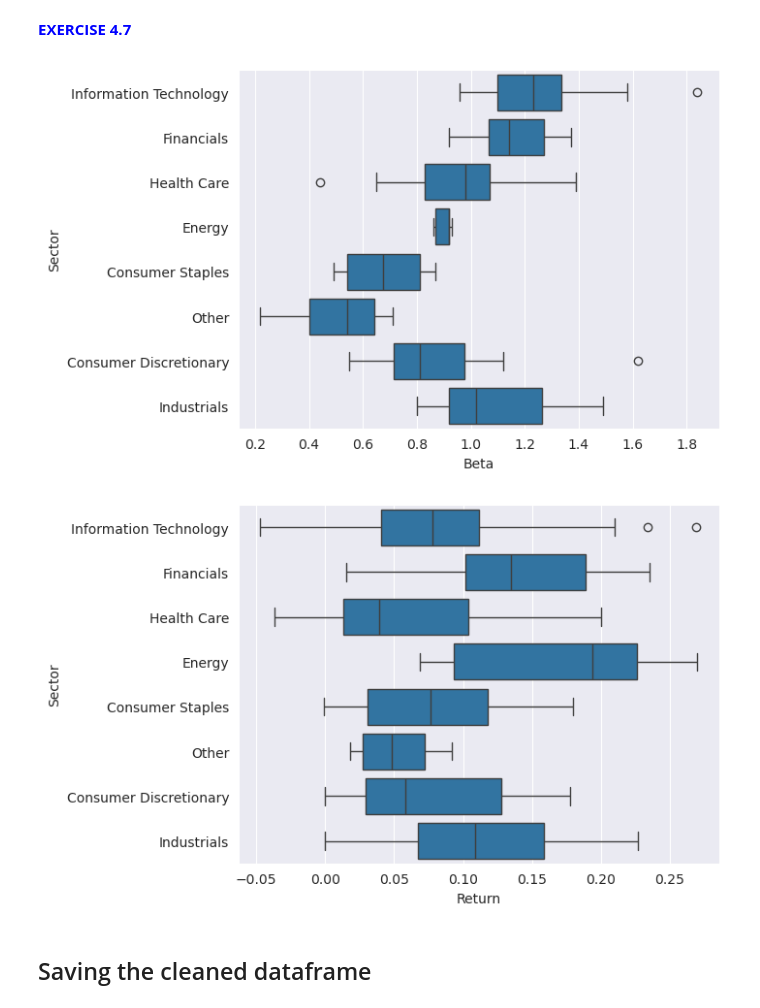
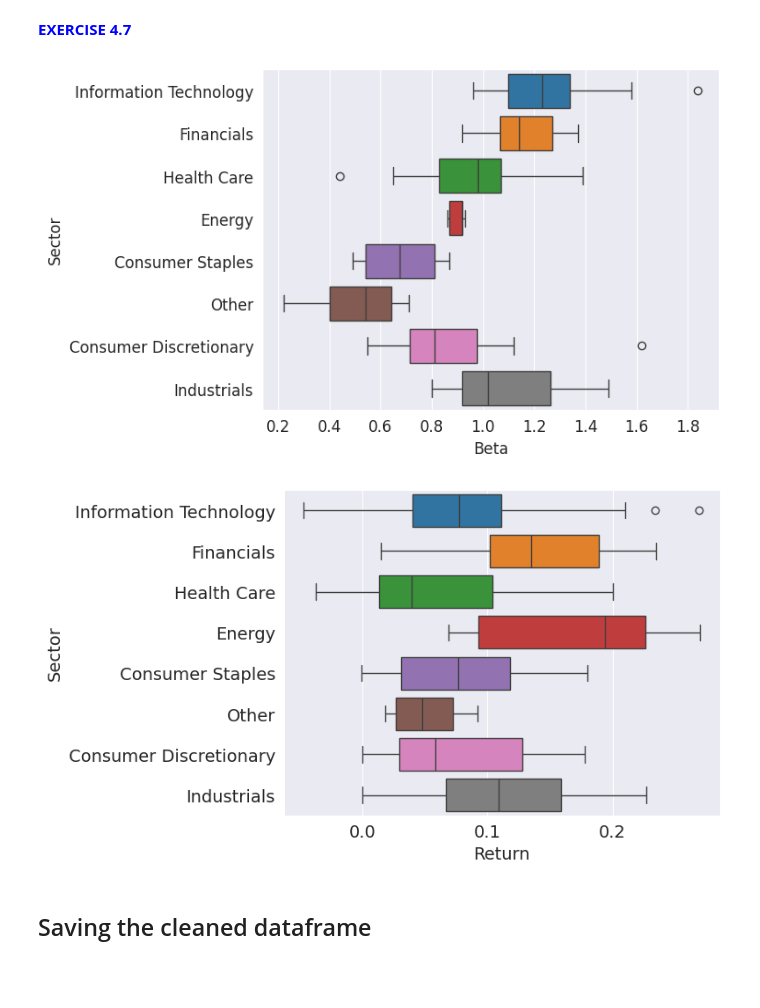
Before and after one commit to Brice-Dev-Lab/PyFi_Coursework, a Jupyter notebook: machine_learning/module_01/notebooks/ML 01. Jupyter Notebook.ipynb, the cells around one changed output. Drawn from its saved outputs; the diff is of its cells as text; code cells hidden in the pictures; blank space fills up the shorter version.

```diff
--- a/machine_learning/module_01/notebooks/ML 01. Jupyter Notebook.ipynb
+++ b/machine_learning/module_01/notebooks/ML 01. Jupyter Notebook.ipynb
@@ -305,16 +305,24 @@ stock_data_mask_out_below_1K.describe()
 <font color = 'blue'> **EXERCISE 4.7** </font>
 # %%
 # Display the box distribution of 'Beta' by 'Sector'
-sns.boxplot(y='Sector', x='Beta', data=stock_data_mask_out_below_1K)
+sns.boxplot(y='Sector', hue='Sector', legend=False, palette='tab10', x='Beta', data=stock_data_mask_out_below_1K)
+
+# Decrease the font size
+plt.rcParams.update({'font.size': 8})
+
 plt.show()
 # %% [output]
-[figure, old version]
+[figure, new version]
 # %%
 # Display the box distribution of 'Return' by 'Sector'
-sns.boxplot(y='Sector', x='Return', data=stock_data_mask_out_below_1K)
+sns.boxplot(y='Sector', hue='Sector', palette='tab10', legend=False, x='Return', data=stock_data_mask_out_below_1K)
+
+# Decrease the font size
+plt.rcParams.update({'font.size': 24})
+
 plt.show()
 # %% [output]
-[figure, old version]
+[figure, new version]
 # %% [markdown]
 ## Saving the cleaned dataframe
 # %%
```
Also changed, not shown: parts of 4 cells of this notebook, 7 other files.
